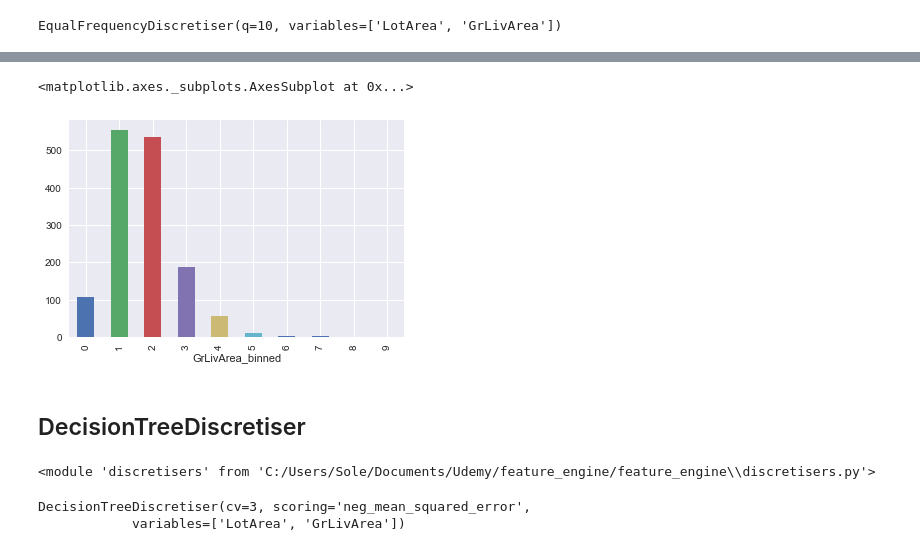
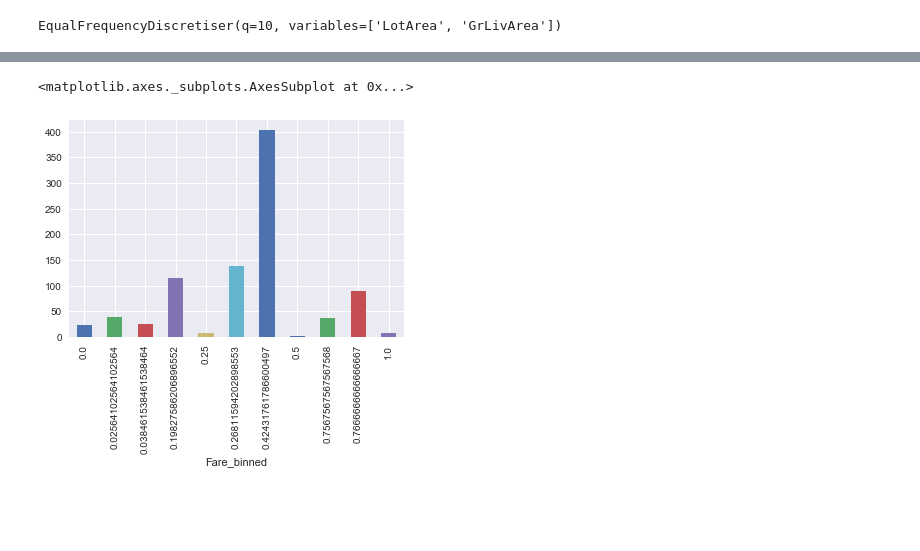
Before and after one commit to feature-engine/feature_engine, a Jupyter notebook: examples/discretisers.ipynb, the cells around one changed output, grey strips where cells are left out. Cells and saved outputs as stored; diff of their text form; code cells hidden in the pictures; blank space fills up the shorter version.

```diff
--- a/examples/discretisers.ipynb
+++ b/examples/discretisers.ipynb
@@ -130,0 +291,4 @@ array([  328.692,   864.8  ,  1395.6  ,  1926.4  ,  2457.2  ,  2988.   ,
+# %%
+# load data
+data = load_titanic()
+data.head()
@@ -130,0 +302,6 @@ array([  328.692,   864.8  ,  1395.6  ,  1926.4  ,  2457.2  ,  2988.   ,
+# %%
+treeDisc = dsc.DecisionTreeDiscretiser(cv = 3, scoring='roc_auc',
+                                        variables = ['Fare', 'Age'],
+                                       regression=False)
+
+treeDisc.fit(data.fillna(0), data.Survived)
@@ -131,2 +324,2 @@ array([  328.692,   864.8  ,  1395.6  ,  1926.4  ,  2457.2  ,  2988.   ,
 # %%
-data_tf = ewd.transform(data)
+data_tf = treeDisc.transform(data.fillna(0))
@@ -152,0 +353,5 @@ tmp.groupby('GrLivArea_binned')['GrLivArea'].mean().plot.bar()
+# %%
+tmp = pd.concat([data['Fare'].fillna(0), data_tf['Fare']], axis=1)
+tmp.columns = ['Fare', 'Fare_binned']
+
+tmp.groupby('Fare_binned')['Fare'].mean().plot.bar()
@@ -153,7 +361,5 @@ tmp.groupby('GrLivArea_binned')['GrLivArea'].mean().plot.bar()
 # %%
-tmp.groupby('GrLivArea_binned')['GrLivArea'].count().plot.bar()
+tmp.groupby('Fare_binned')['Fare'].count().plot.bar()
 # %% [output]
 <matplotlib.axes._subplots.AxesSubplot at 0x...>
-[figure, old version]
+[figure, new version]
-# %% [markdown]
-## DecisionTreeDiscretiser
@@ -162,11 +365,0 @@ data = load_houseprice()
-# %%
-reload(disc)
-# %% [output]
-<module 'discretisers' from 'C:/Users/Sole/Documents/Udemy/feature_engine/feature_engine\\discretisers.py'>
-# %%
-treeDisc = disc.DecisionTreeDiscretiser(cv = 3, scoring='neg_mean_squared_error',
-                                        variables = ['LotArea', 'GrLivArea'])
-treeDisc.fit(data, data.SalePrice)
-# %% [output]
-DecisionTreeDiscretiser(cv=3, scoring='neg_mean_squared_error',
-            variables=['LotArea', 'GrLivArea'])
```
Also changed, not shown: parts of 61 cells of this notebook, 13 other files.
